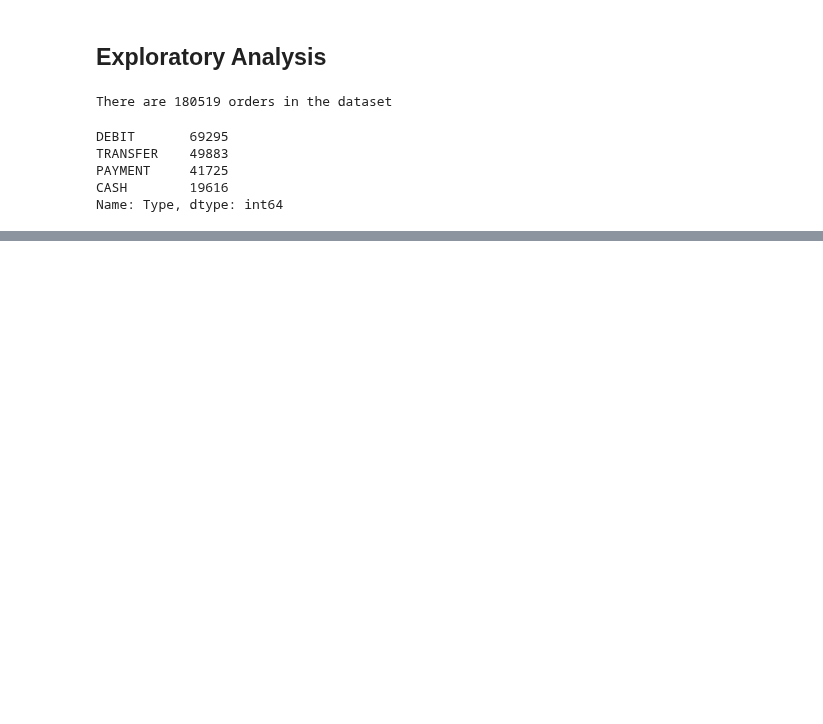
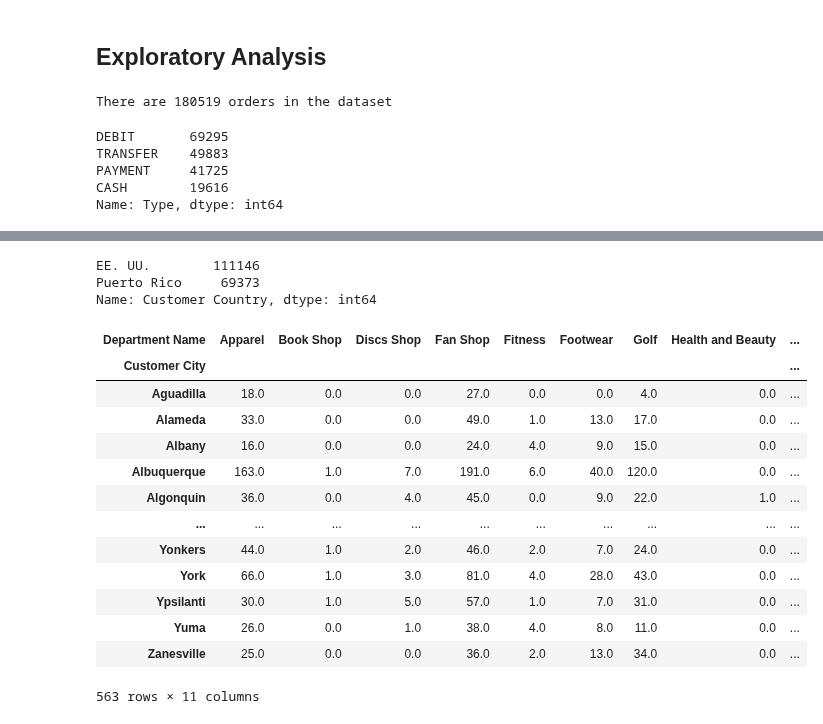
Before and after one commit to jdmandras/Project-4, a Jupyter notebook: Jennifer-Alvarez-notebook.ipynb, the cells around one changed output, grey strips where cells are left out. Drawn from its saved outputs; the diff is of its cells as text; code cells hidden in the pictures; blank space fills up the shorter version.

```diff
--- a/Jennifer-Alvarez-notebook.ipynb
+++ b/Jennifer-Alvarez-notebook.ipynb
@@ -91,2 +129,27 @@ Name: Type, dtype: int64
 # %%
 # How many orders were shipped per country?
+country_order_counts = DataCO_df['Customer Country'].value_counts()
+country_order_counts.head(10)
+# %% [output]
+EE. UU.        111146
+Puerto Rico     69373
+Name: Customer Country, dtype: int64
+# %%
+# Analyze the prodct department distribution among all different cities, and try to fidn patterns.
+category_counts = DataCO_df.groupby(['Customer City', 'Department Name'])['Department Name'].count().unstack().fillna(0)
+category_counts
+# %% [output]
+| Department Name | Apparel | Book Shop | Discs Shop | Fan Shop | Fitness | Footwear | Golf | Health and Beauty | ... |
+| Customer City |  |  |  |  |  |  |  |  | ... |
+| Aguadilla | 18.0 | 0.0 | 0.0 | 27.0 | 0.0 | 0.0 | 4.0 | 0.0 | ... |
+| Alameda | 33.0 | 0.0 | 0.0 | 49.0 | 1.0 | 13.0 | 17.0 | 0.0 | ... |
+| Albany | 16.0 | 0.0 | 0.0 | 24.0 | 4.0 | 9.0 | 15.0 | 0.0 | ... |
+| Albuquerque | 163.0 | 1.0 | 7.0 | 191.0 | 6.0 | 40.0 | 120.0 | 0.0 | ... |
+| Algonquin | 36.0 | 0.0 | 4.0 | 45.0 | 0.0 | 9.0 | 22.0 | 1.0 | ... |
+| ... | ... | ... | ... | ... | ... | ... | ... | ... | ... |
+| Yonkers | 44.0 | 1.0 | 2.0 | 46.0 | 2.0 | 7.0 | 24.0 | 0.0 | ... |
+| York | 66.0 | 1.0 | 3.0 | 81.0 | 4.0 | 28.0 | 43.0 | 0.0 | ... |
+| Ypsilanti | 30.0 | 1.0 | 5.0 | 57.0 | 1.0 | 7.0 | 31.0 | 0.0 | ... |
+| Yuma | 26.0 | 0.0 | 1.0 | 38.0 | 4.0 | 8.0 | 11.0 | 0.0 | ... |
+| Zanesville | 25.0 | 0.0 | 0.0 | 36.0 | 2.0 | 13.0 | 34.0 | 0.0 | ... |
+563 rows × 11 columns
```
Also changed, not shown: parts of 9 cells of this notebook, 1 other file.
